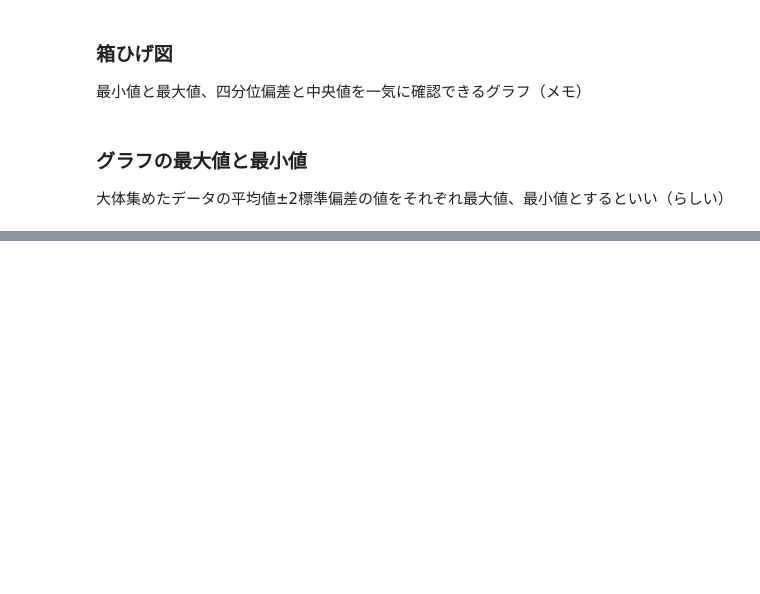
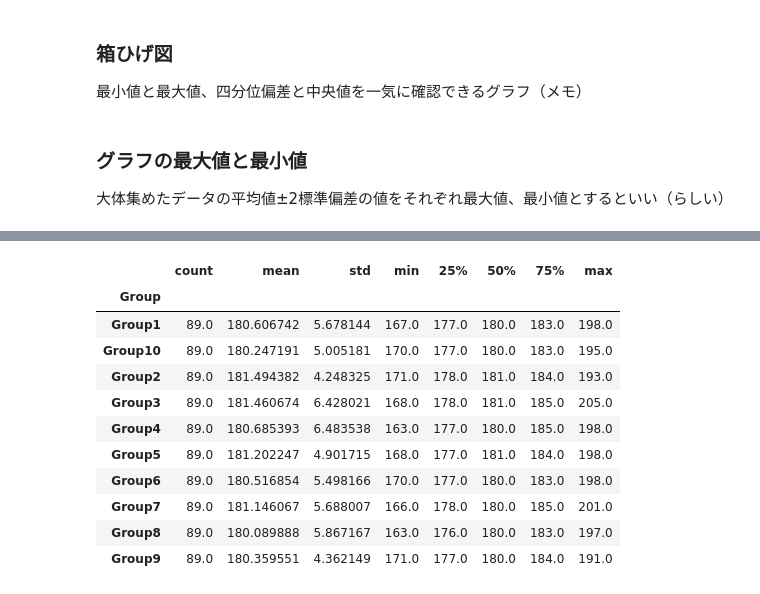
Before and after one commit to kuma127/baseball-player-drf-database, a Jupyter notebook: Statistics_by_baseball.ipynb, the cells around one changed output, grey strips where cells are left out. Cells and saved outputs as stored; diff of their text form; code cells hidden in the pictures; blank space fills up the shorter version.

```diff
--- a/Statistics_by_baseball.ipynb
+++ b/Statistics_by_baseball.ipynb
@@ -145,0 +216,15 @@ log10(元のデータ)
+# %%
+grouped.describe().drop(['No','体重'], axis=1)['身長']
+# %% [output]
+|  | count | mean | std | min | 25% | 50% | 75% | max |
+| Group |  |  |  |  |  |  |  |  |
+| Group1 | 89.0 | 180.606742 | 5.678144 | 167.0 | 177.0 | 180.0 | 183.0 | 198.0 |
+| Group10 | 89.0 | 180.247191 | 5.005181 | 170.0 | 177.0 | 180.0 | 183.0 | 195.0 |
+| Group2 | 89.0 | 181.494382 | 4.248325 | 171.0 | 178.0 | 181.0 | 184.0 | 193.0 |
+| Group3 | 89.0 | 181.460674 | 6.428021 | 168.0 | 178.0 | 181.0 | 185.0 | 205.0 |
+| Group4 | 89.0 | 180.685393 | 6.483538 | 163.0 | 177.0 | 180.0 | 185.0 | 198.0 |
+| Group5 | 89.0 | 181.202247 | 4.901715 | 168.0 | 177.0 | 181.0 | 184.0 | 198.0 |
+| Group6 | 89.0 | 180.516854 | 5.498166 | 170.0 | 177.0 | 180.0 | 183.0 | 198.0 |
+| Group7 | 89.0 | 181.146067 | 5.688007 | 166.0 | 178.0 | 180.0 | 185.0 | 201.0 |
+| Group8 | 89.0 | 180.089888 | 5.867167 | 163.0 | 176.0 | 180.0 | 183.0 | 197.0 |
+| Group9 | 89.0 | 180.359551 | 4.362149 | 171.0 | 177.0 | 180.0 | 184.0 | 191.0 |
```
Also changed, not shown: parts of 21 cells of this notebook, 1 other file.
